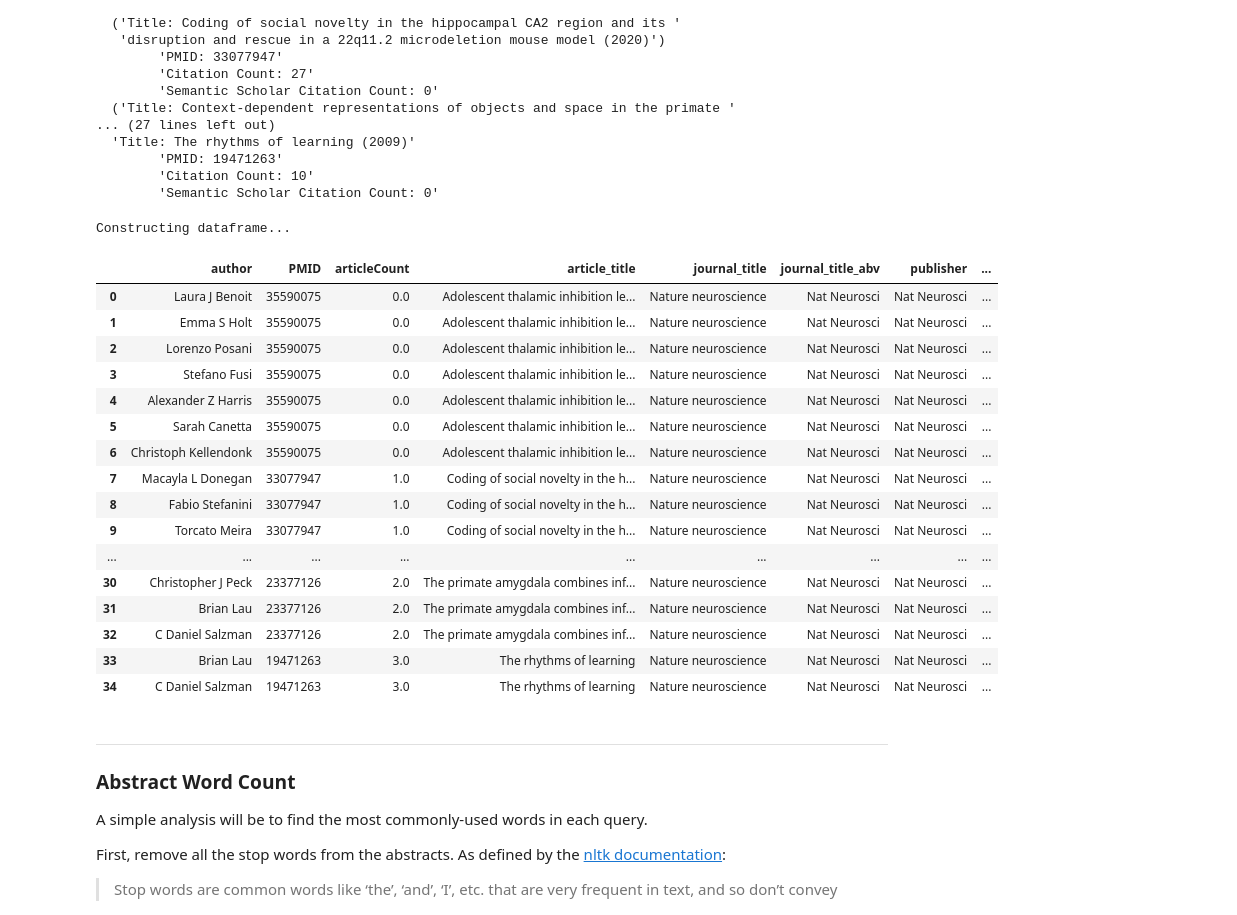
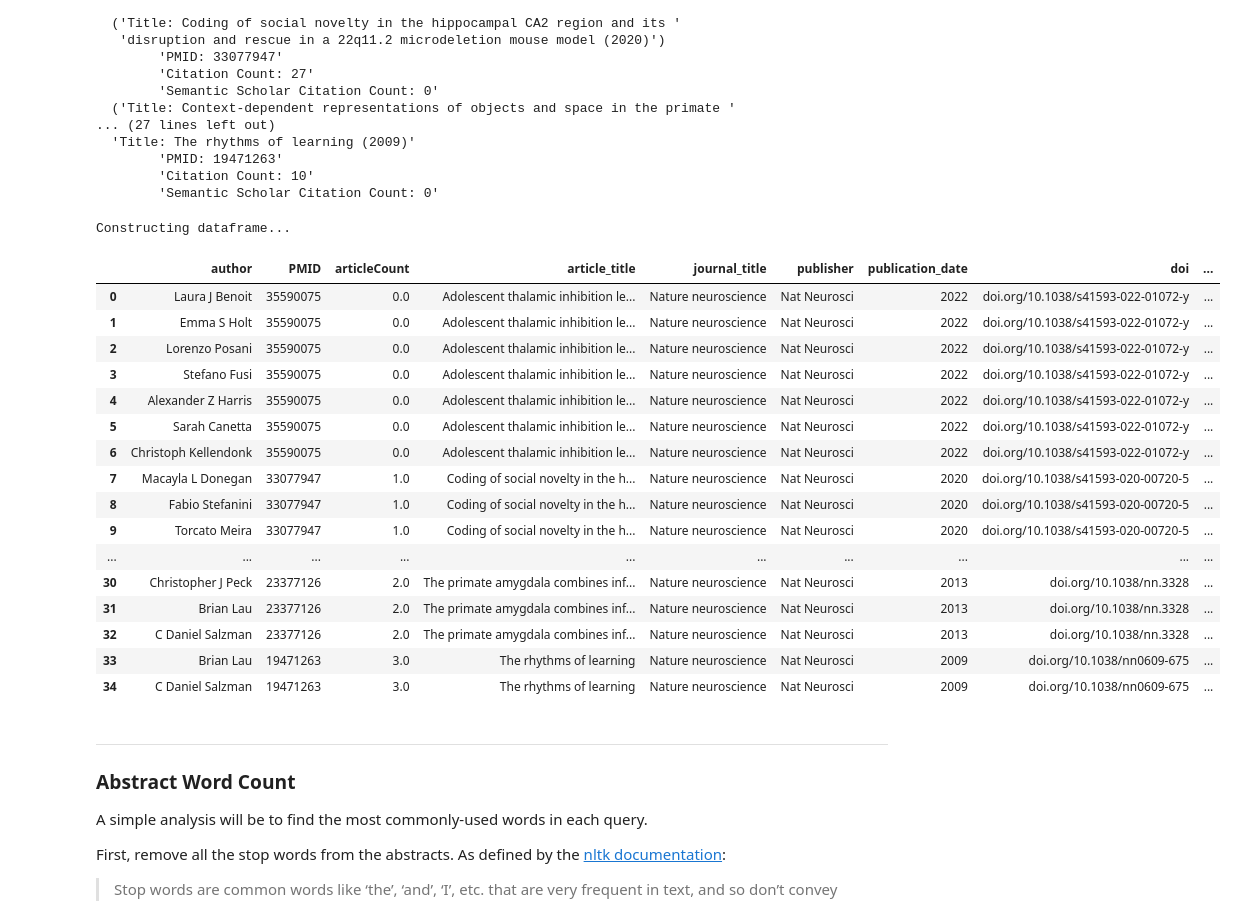
Before and after one commit to rahim-hashim/Pubmed-Parser, a Jupyter notebook: semantic-scholar.ipynb, the cells around one changed output. Saved outputs shown, nothing was run; the diff lists cells and outputs as text; code cells hidden in the pictures.

```diff
--- a/semantic-scholar.ipynb
+++ b/semantic-scholar.ipynb
@@ -110,19 +117,16 @@ For each searchTerm provided to searchParameters, dataParser will take each of t
 from helper.linksParser import linksParser
 
 def dataParser(resultsList):
-  '''
+  """
   dataParser creates a multi-nested dictionary
-    queriesHash
-      |
-      queriesHash[query]
-        |
-        queriesHash[query][PMID]
-          |
-          articleTitle
-          journalTitle
-          dataPublished
-          ...
-  '''
+  containing all article data for each search term
+
+  Args:
+    resultsList (list): list of all article URLs for each search term
+
+  Returns:
+    data (dict): multi-nested dictionary containing all article data for each search term
+  """
   print('\nParsing info for search terms...')
   queriesHash = defaultdict(lambda: defaultdict(list)) # primary key = pubmed query
   for a_index, termLinks in enumerate(resultsList):
@@ -167,49 +171,56 @@ Query: Stefano Fusi AND Nature Neuroscience[Journal]
         'Citation Count: 10'
         'Semantic Scholar Citation Count: 0'
 # %%
-def construct_dataframe(searchesHash):
-	'''
+def construct_dataframe(searchesHash: dict) -> pd.DataFrame:
+	"""
 	construct_dataframe creates a pandas dataframe
-	'''
+	containing all article data for each search term
+
+	Args:
+		searchesHash (dict): multi-nested dictionary containing all article data for each search term
+
+	Returns:
+		df (pandas dataframe): pandas dataframe containing all article data for each search term
+	"""
 	print('\nConstructing dataframe...')
 	df = pd.DataFrame()
 	for query in searchesHash.keys():
 		for PMID in searchesHash[query].keys():
 			for author in searchesHash[query][PMID]['authors']:
 				authorHash = {}
 				authorHash['author'] = author
 				authorHash['PMID'] = PMID
 				authorHash_added = dict(authorHash, **searchesHash[query][PMID])
 				collaborators = searchesHash[query][PMID]['authors'][:]
 				remove_columns = ['authors', 'journal_title_abv', 'publisher']
 				authorHash_added.pop('authors')
-				authorsHash_added.pop('journal_title_abv')
+				authorHash_added.pop('journal_title_abv')
 				collaborators.remove(author)
 				authorHash_added['collaborators'] = collaborators
 				df = df.append(authorHash_added, ignore_index=True)
 	return df
 
 authors_df = construct_dataframe(searchesHash)
 authors_df
 # %% [output]
 Constructing dataframe...
-|  | author | PMID | articleCount | article_title | journal_title | journal_title_abv | publisher | ... |
-| 0 | Laura J Benoit | 35590075 | 0.0 | Adolescent thalamic inhibition le... | Nature neuroscience | Nat Neurosci | Nat Neurosci | ... |
-| 1 | Emma S Holt | 35590075 | 0.0 | Adolescent thalamic inhibition le... | Nature neuroscience | Nat Neurosci | Nat Neurosci | ... |
-| 2 | Lorenzo Posani | 35590075 | 0.0 | Adolescent thalamic inhibition le... | Nature neuroscience | Nat Neurosci | Nat Neurosci | ... |
-| 3 | Stefano Fusi | 35590075 | 0.0 | Adolescent thalamic inhibition le... | Nature neuroscience | Nat Neurosci | Nat Neurosci | ... |
-| 4 | Alexander Z Harris | 35590075 | 0.0 | Adolescent thalamic inhibition le... | Nature neuroscience | Nat Neurosci | Nat Neurosci | ... |
-| 5 | Sarah Canetta | 35590075 | 0.0 | Adolescent thalamic inhibition le... | Nature neuroscience | Nat Neurosci | Nat Neurosci | ... |
-| 6 | Christoph Kellendonk | 35590075 | 0.0 | Adolescent thalamic inhibition le... | Nature neuroscience | Nat Neurosci | Nat Neurosci | ... |
-| 7 | Macayla L Donegan | 33077947 | 1.0 | Coding of social novelty in the h... | Nature neuroscience | Nat Neurosci | Nat Neurosci | ... |
-| 8 | Fabio Stefanini | 33077947 | 1.0 | Coding of social novelty in the h... | Nature neuroscience | Nat Neurosci | Nat Neurosci | ... |
-| 9 | Torcato Meira | 33077947 | 1.0 | Coding of social novelty in the h... | Nature neuroscience | Nat Neurosci | Nat Neurosci | ... |
-| ... | ... | ... | ... | ... | ... | ... | ... | ... |
-| 30 | Christopher J Peck | 23377126 | 2.0 | The primate amygdala combines inf... | Nature neuroscience | Nat Neurosci | Nat Neurosci | ... |
-| 31 | Brian Lau | 23377126 | 2.0 | The primate amygdala combines inf... | Nature neuroscience | Nat Neurosci | Nat Neurosci | ... |
-| 32 | C Daniel Salzman | 23377126 | 2.0 | The primate amygdala combines inf... | Nature neuroscience | Nat Neurosci | Nat Neurosci | ... |
-| 33 | Brian Lau | 19471263 | 3.0 | The rhythms of learning | Nature neuroscience | Nat Neurosci | Nat Neurosci | ... |
-| 34 | C Daniel Salzman | 19471263 | 3.0 | The rhythms of learning | Nature neuroscience | Nat Neurosci | Nat Neurosci | ... |
+|  | author | PMID | articleCount | article_title | journal_title | publisher | publication_date | doi | ... |
+| 0 | Laura J Benoit | 35590075 | 0.0 | Adolescent thalamic inhibition le... | Nature neuroscience | Nat Neurosci | 2022 | doi.org/10.1038/s41593-022-01072-y | ... |
+| 1 | Emma S Holt | 35590075 | 0.0 | Adolescent thalamic inhibition le... | Nature neuroscience | Nat Neurosci | 2022 | doi.org/10.1038/s41593-022-01072-y | ... |
+| 2 | Lorenzo Posani | 35590075 | 0.0 | Adolescent thalamic inhibition le... | Nature neuroscience | Nat Neurosci | 2022 | doi.org/10.1038/s41593-022-01072-y | ... |
+| 3 | Stefano Fusi | 35590075 | 0.0 | Adolescent thalamic inhibition le... | Nature neuroscience | Nat Neurosci | 2022 | doi.org/10.1038/s41593-022-01072-y | ... |
+| 4 | Alexander Z Harris | 35590075 | 0.0 | Adolescent thalamic inhibition le... | Nature neuroscience | Nat Neurosci | 2022 | doi.org/10.1038/s41593-022-01072-y | ... |
+| 5 | Sarah Canetta | 35590075 | 0.0 | Adolescent thalamic inhibition le... | Nature neuroscience | Nat Neurosci | 2022 | doi.org/10.1038/s41593-022-01072-y | ... |
+| 6 | Christoph Kellendonk | 35590075 | 0.0 | Adolescent thalamic inhibition le... | Nature neuroscience | Nat Neurosci | 2022 | doi.org/10.1038/s41593-022-01072-y | ... |
+| 7 | Macayla L Donegan | 33077947 | 1.0 | Coding of social novelty in the h... | Nature neuroscience | Nat Neurosci | 2020 | doi.org/10.1038/s41593-020-00720-5 | ... |
+| 8 | Fabio Stefanini | 33077947 | 1.0 | Coding of social novelty in the h... | Nature neuroscience | Nat Neurosci | 2020 | doi.org/10.1038/s41593-020-00720-5 | ... |
+| 9 | Torcato Meira | 33077947 | 1.0 | Coding of social novelty in the h... | Nature neuroscience | Nat Neurosci | 2020 | doi.org/10.1038/s41593-020-00720-5 | ... |
+| ... | ... | ... | ... | ... | ... | ... | ... | ... | ... |
+| 30 | Christopher J Peck | 23377126 | 2.0 | The primate amygdala combines inf... | Nature neuroscience | Nat Neurosci | 2013 | doi.org/10.1038/nn.3328 | ... |
+| 31 | Brian Lau | 23377126 | 2.0 | The primate amygdala combines inf... | Nature neuroscience | Nat Neurosci | 2013 | doi.org/10.1038/nn.3328 | ... |
+| 32 | C Daniel Salzman | 23377126 | 2.0 | The primate amygdala combines inf... | Nature neuroscience | Nat Neurosci | 2013 | doi.org/10.1038/nn.3328 | ... |
+| 33 | Brian Lau | 19471263 | 3.0 | The rhythms of learning | Nature neuroscience | Nat Neurosci | 2009 | doi.org/10.1038/nn0609-675 | ... |
+| 34 | C Daniel Salzman | 19471263 | 3.0 | The rhythms of learning | Nature neuroscience | Nat Neurosci | 2009 | doi.org/10.1038/nn0609-675 | ... |
 # %% [markdown]
 ***
 ### Abstract Word Count
```
Also changed, not shown: parts of 4 cells of this notebook.
